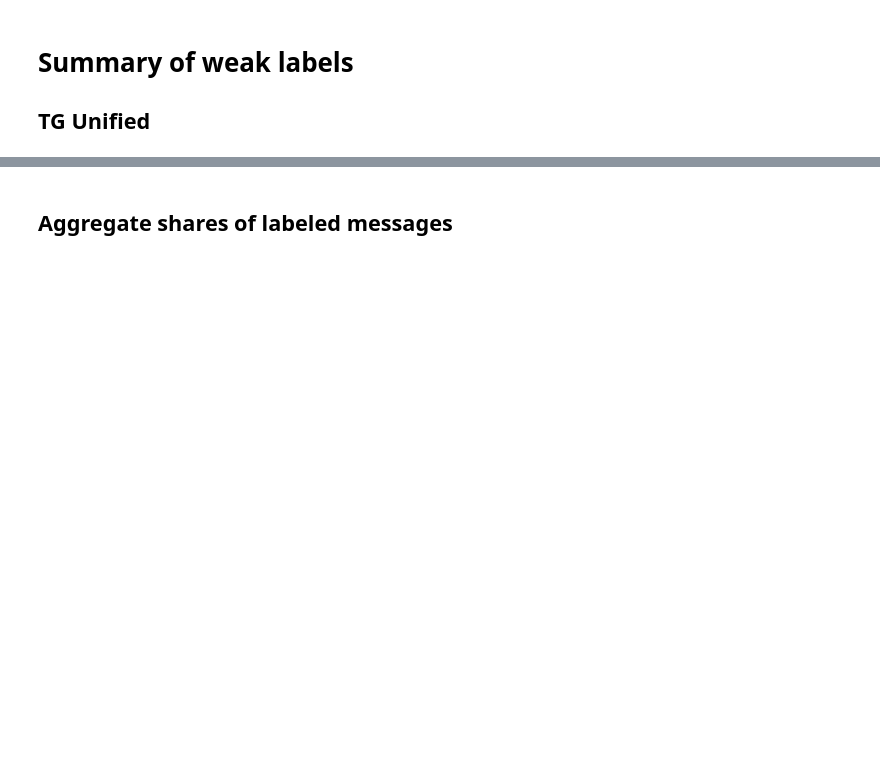
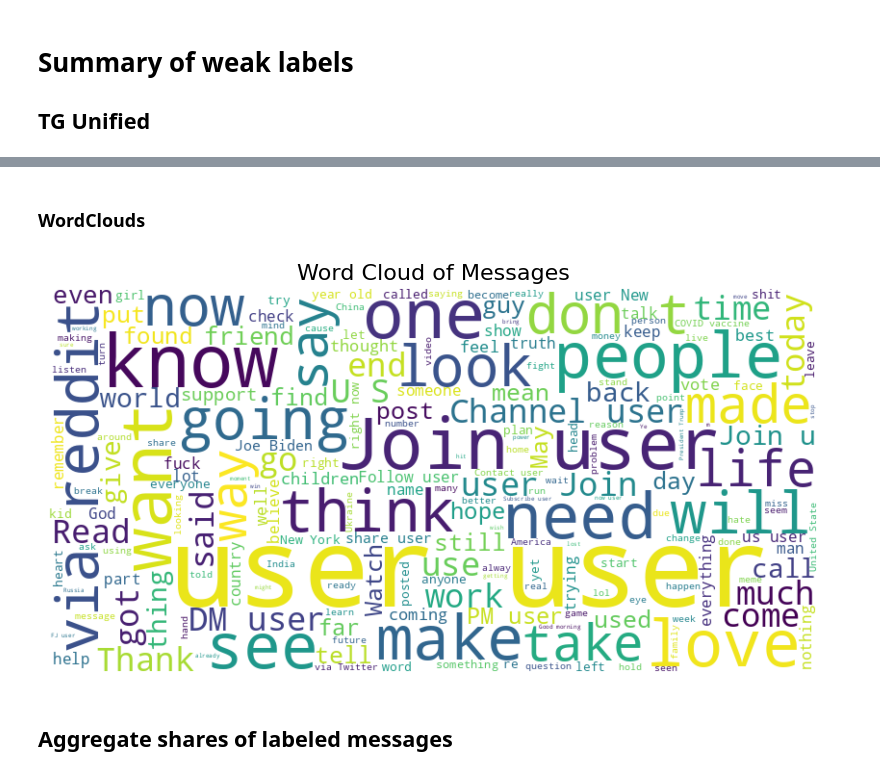
Before and after one commit to TomSOWI/thesis-datasets, a Jupyter notebook: telegram/pre-classify/summary.ipynb, the cells around one changed output, grey strips where cells are left out. Drawn from its saved outputs; the diff is of its cells as text; code cells hidden in the pictures; blank space fills up the shorter version.

```diff
--- a/telegram/pre-classify/summary.ipynb
+++ b/telegram/pre-classify/summary.ipynb
@@ -47,3 +89,29 @@ df.to_parquet(f"{OUTPUT_PATH}/TG-weak-label-all.parquet")
+# %% [markdown]
+### WordClouds
+# %%
+# Combine all messages into a single string
+text = " ".join(df["message"].astype(str))
+
+# Define stopwords (you can add custom ones)
+stopwords = set(STOPWORDS)
+
+# Generate the word cloud
+wordcloud = WordCloud(
+    width=800,
+    height=400,
+    background_color="white",
+    stopwords=stopwords,
+    colormap="viridis"  # you can try 'plasma', 'inferno', 'coolwarm', etc.
+).generate(text)
+
+# Plot the word cloud
+plt.figure(figsize=(10, 5))
+plt.imshow(wordcloud, interpolation="bilinear")
+plt.axis("off")
+plt.title("Word Cloud of Messages", fontsize=16)
+plt.show()
+# %% [output]
+[figure, added]
 # %% [markdown]
 ## Aggregate shares of labeled messages
 # %%
```
Also changed, not shown: parts of 29 cells of this notebook, 13 other files.
